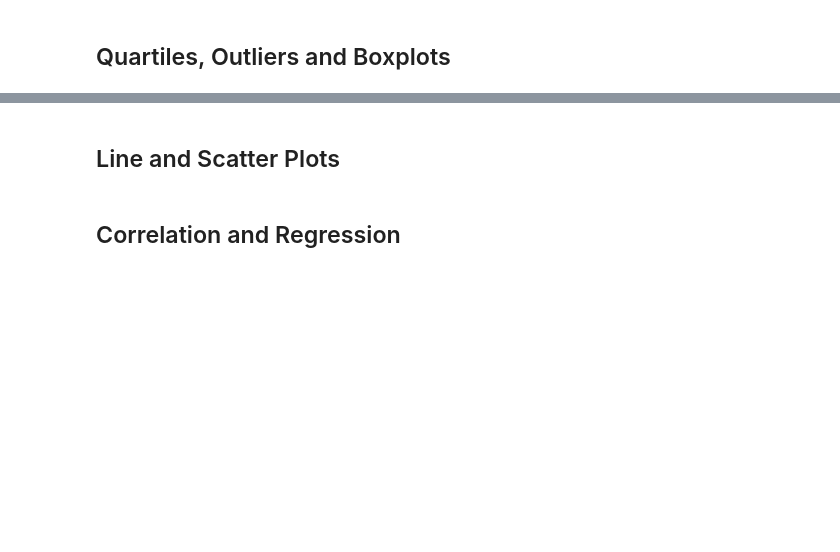
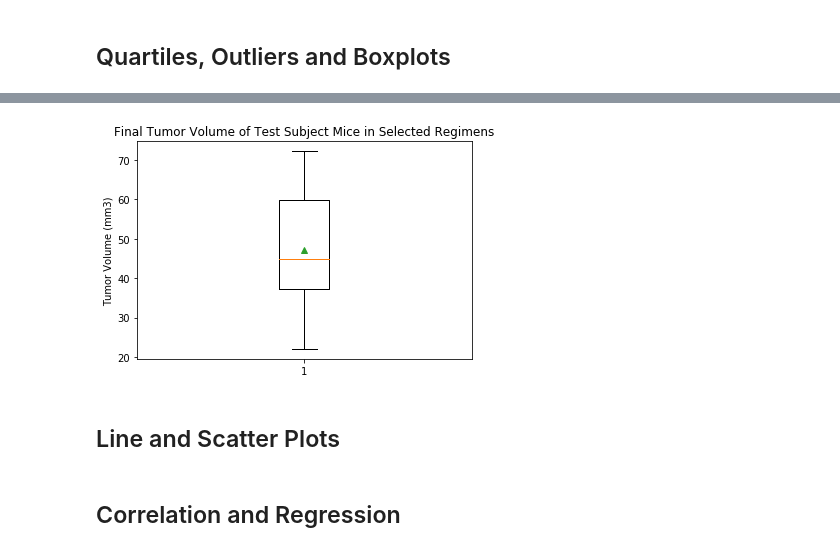
Before and after one commit to ztcnrh/matplotlib-challenge, a Jupyter notebook: pymaceuticals_starter.ipynb, the cells around one changed output, grey strips where cells are left out. Drawn from its saved outputs; the diff is of its cells as text; code cells hidden in the pictures; blank space fills up the shorter version.

```diff
--- a/pymaceuticals_starter.ipynb
+++ b/pymaceuticals_starter.ipynb
@@ -214,0 +218,33 @@ plt.show()
+# %%
+# Calculate the final tumor volume of each mouse across four of the treatment regimens:
+# Capomulin, Ramicane, Infubinol, and Ceftamin
+
+# Start by getting the last (greatest) timepoint for each mouse
+
+# Only look at the four treatment regimens
+filt1 = cleaned_df['Drug Regimen'] == 'Capomulin'
+filt2 = cleaned_df['Drug Regimen'] == 'Ramicane'
+filt3 = cleaned_df['Drug Regimen'] == 'Infubinol'
+filt4 = cleaned_df['Drug Regimen'] == 'Ceftamin'
+four_regimens_df = cleaned_df.loc[filt1 | filt2 | filt3 | filt4]
+
+regimen_mice_group = four_regimens_df.groupby(['Drug Regimen', 'Mouse ID'])
+last_timepoints = regimen_mice_group['Timepoint'].max()
+
+# Create a new df using the grouped df and create a unique 'identifier' key
+last_timepoints_df = pd.DataFrame(last_timepoints)
+last_timepoints_df.reset_index(inplace=True)
+last_timepoints_df['Timepoint'] = last_timepoints_df['Timepoint'].astype(str)
+last_timepoints_df['final_tumor_key'] = last_timepoints_df['Drug Regimen'] + last_timepoints_df['Mouse ID'] + last_timepoints_df['Timepoint']
+
+# Create a unique key in the original df too so later can merge the two
+four_regimens_df['Timepoint'] = four_regimens_df['Timepoint'].astype(str)
+four_regimens_df['final_tumor_key'] = four_regimens_df['Drug Regimen'] + four_regimens_df['Mouse ID'] + four_regimens_df['Timepoint']
+four_regimens_df
+
+# Merge this group df with the original dataframe to get the tumor volume at the last timepoint
+final_tumor_df = pd.merge(four_regimens_df, last_timepoints_df['final_tumor_key'],
+                          on="final_tumor_key")
+final_tumor_df = final_tumor_df.sort_values('Drug Regimen')
+final_tumor_df = final_tumor_df.reset_index()
+final_tumor_df[['Drug Regimen', 'Mouse ID', 'Tumor Volume (mm3)']]
@@ -215,5 +348,12 @@ plt.show()
 # %%
 # Generate a box plot of the final tumor volume of each mouse across four regimens of interest
+fig1, ax1 = plt.subplots()
+ax1.set_title('Final Tumor Volume of Test Subject Mice in Selected Regimens')
+ax1.set_ylabel('Tumor Volume (mm3)')
+ax1.boxplot(tumor_vol, showmeans=True)
+plt.show()
+# %% [output]
+[figure, added]
 # %% [markdown]
 ## Line and Scatter Plots
 # %%
```
Also changed, not shown: parts of 9 cells of this notebook.
